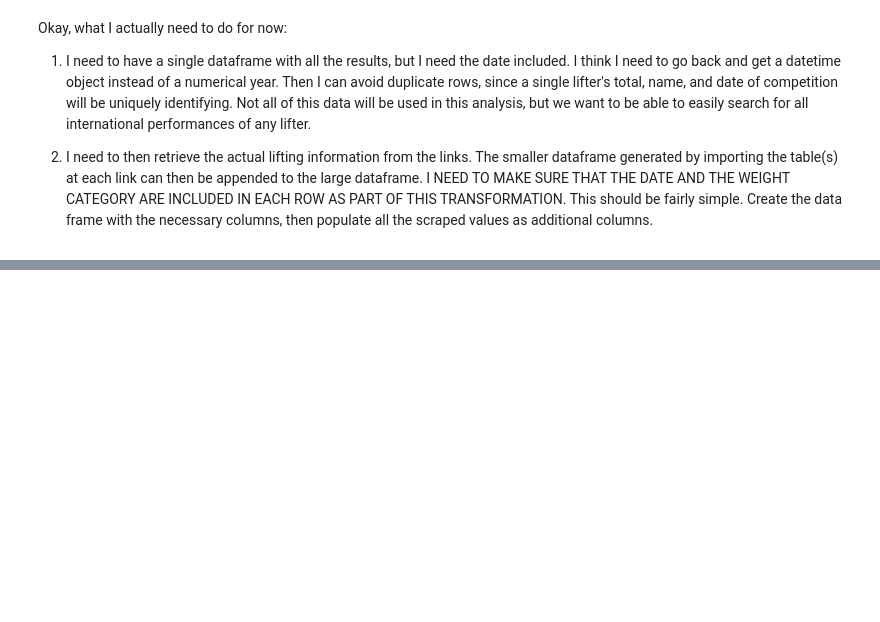
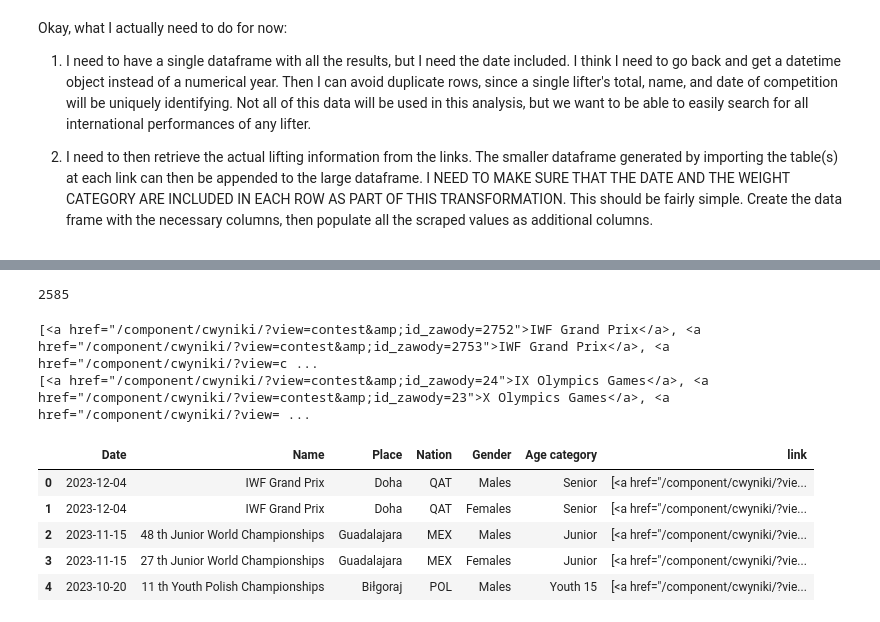
Before and after one commit to aaronjkeeney/Rxpose, a Jupyter notebook: Python_Version Rxpose.ipynb, the cells around one changed output, grey strips where cells are left out. Drawn from its saved outputs; the diff is of its cells as text; code cells hidden in the pictures; blank space fills up the shorter version.

```diff
--- a/Python_Version Rxpose.ipynb
+++ b/Python_Version Rxpose.ipynb
@@ -194,3 +190,20 @@ Okay, what I actually need to do for now:
 1. I need to have a single dataframe with all the results, but I need the date included. I think I need to go back and get a datetime object instead of a numerical year. Then I can avoid duplicate rows, since a single lifter's total, name, and date of competition will be uniquely identifying. Not all of this data will be used in this analysis, but we want to be able to easily search for all international performances of any lifter.
 
 2. I need to then retrieve the actual lifting information from the links. The smaller dataframe generated by importing the table(s) at each link can then be appended to the large dataframe. I NEED TO MAKE SURE THAT THE DATE AND THE WEIGHT CATEGORY ARE INCLUDED IN EACH ROW AS PART OF THIS TRANSFORMATION. This should be fairly simple. Create the data frame with the necessary columns, then populate all the scraped values as additional columns.
+# %%
+# Loop through the 'Name' column and follow the links
+
+def download_links(url: str, events_list: list) -> pd.DataFrame:
+    # Send GET request to URL
+    response = requests.get(url)
+
+    # Parse the HTML
+    soup = BeautifulSoup(response.content, 'html.parser')
+
+    # Find all links on the page to sort later
+    links = soup.find_all('a')
+
+    return [link for link in links]
+# %%
+links = download_links('https://iwrp.net/', df['Name'])
+print(type(links))
@@ -196,0 +220,3 @@ Okay, what I actually need to do for now:
+# %%
+links = links[3:-2]
+links[:10]
@@ -196,0 +234,20 @@ Okay, what I actually need to do for now:
+# %%
+len(links)
+# %% [output]
+2585
+# %%
+print(links)
+print(links[::-1])
+# %% [output]
+[<a href="/component/cwyniki/?view=contest&amp;id_zawody=2752">IWF Grand Prix</a>, <a href="/component/cwyniki/?view=contest&amp;id_zawody=2753">IWF Grand Prix</a>, <a href="/component/cwyniki/?view=c ...
+[<a href="/component/cwyniki/?view=contest&amp;id_zawody=24">IX Olympics Games</a>, <a href="/component/cwyniki/?view=contest&amp;id_zawody=23">X Olympics Games</a>, <a href="/component/cwyniki/?view= ...
+# %%
+df['link'] = str(links)
+df.head()
+# %% [output]
+|  | Date | Name | Place | Nation | Gender | Age category | link |
+| 0 | 2023-12-04 | IWF Grand Prix | Doha | QAT | Males | Senior | [<a href="/component/cwyniki/?vie... |
+| 1 | 2023-12-04 | IWF Grand Prix | Doha | QAT | Females | Senior | [<a href="/component/cwyniki/?vie... |
+| 2 | 2023-11-15 | 48 th Junior World Championships | Guadalajara | MEX | Males | Junior | [<a href="/component/cwyniki/?vie... |
+| 3 | 2023-11-15 | 27 th Junior World Championships | Guadalajara | MEX | Females | Junior | [<a href="/component/cwyniki/?vie... |
+| 4 | 2023-10-20 | 11 th Youth Polish Championships | Biłgoraj | POL | Males | Youth 15 | [<a href="/component/cwyniki/?vie... |
```
Also changed, not shown: parts of 8 cells of this notebook.
